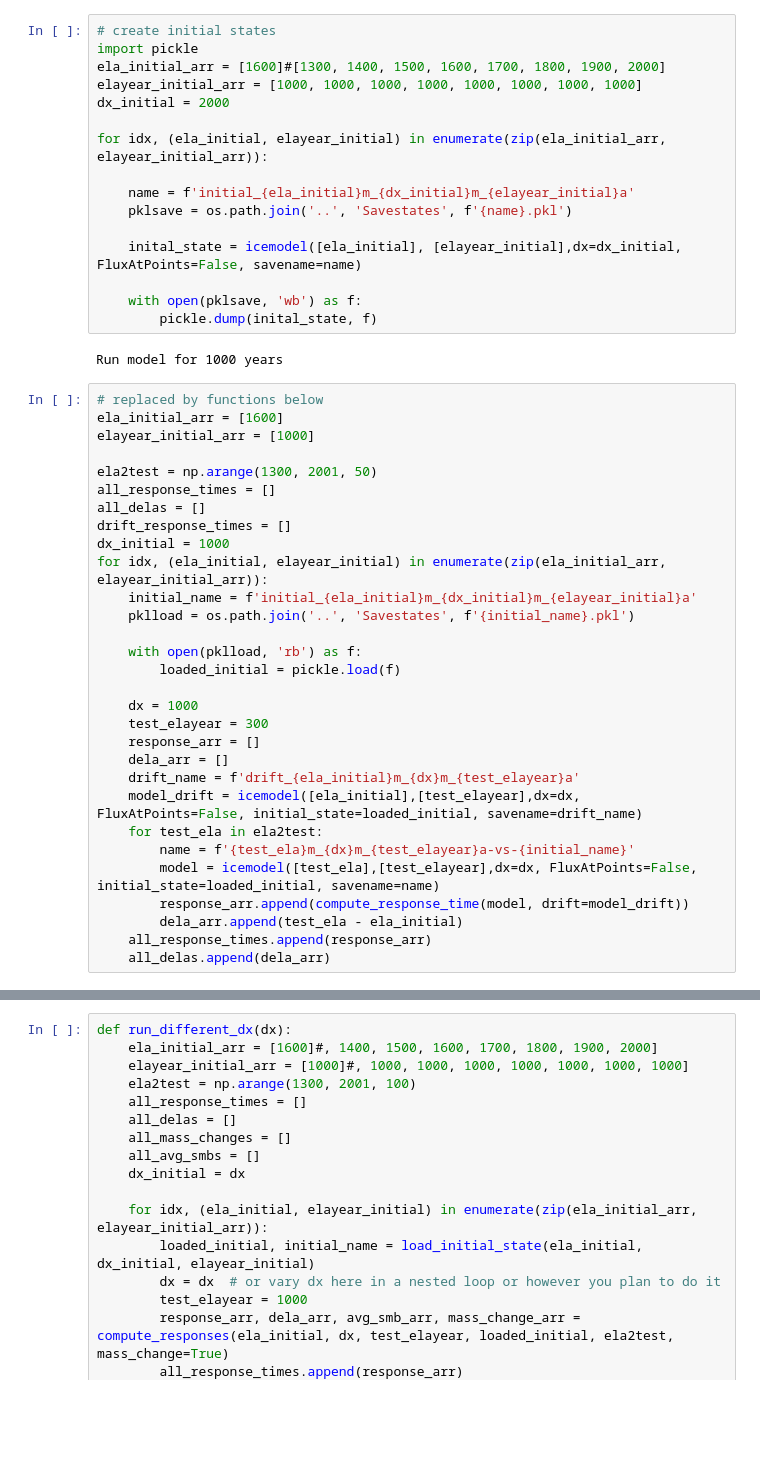
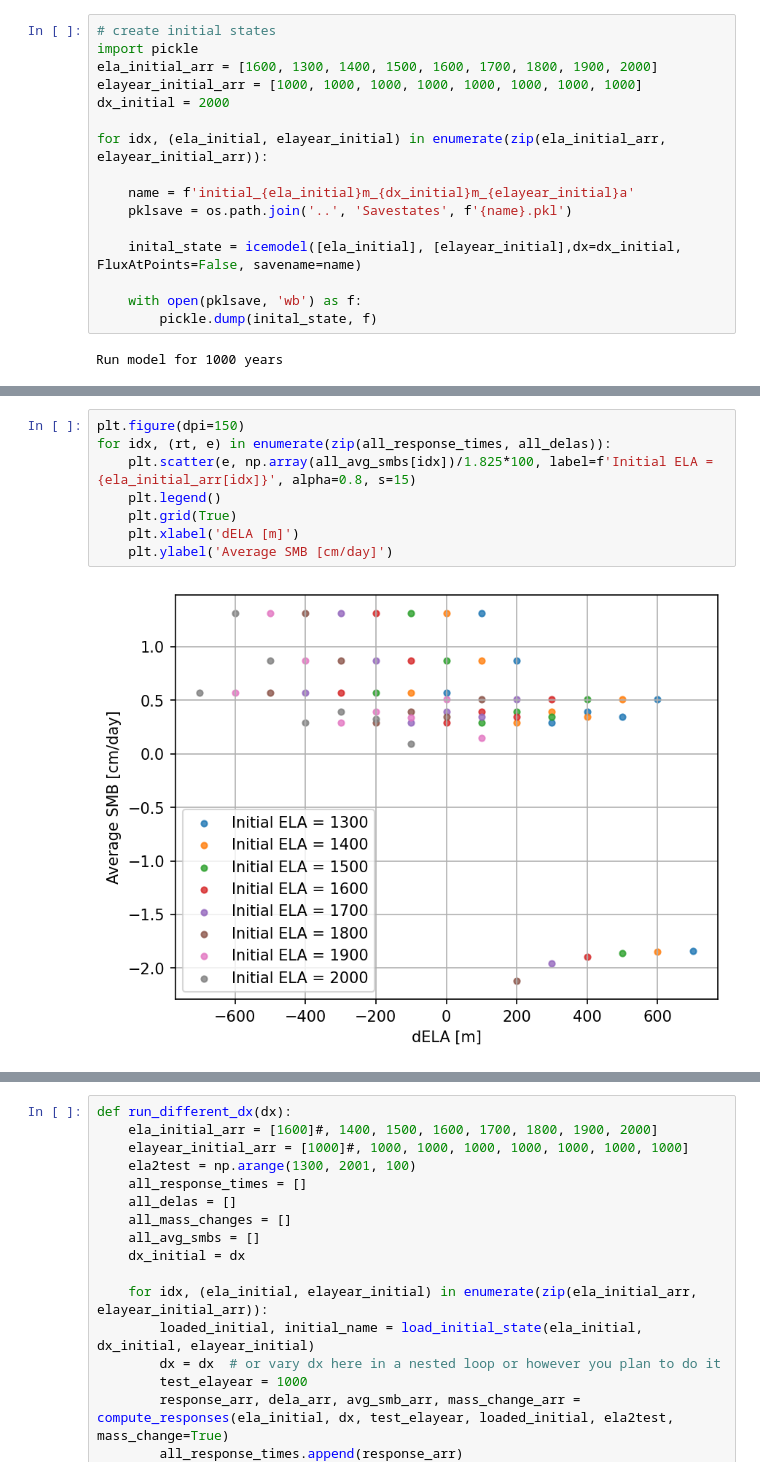
Before and after one commit to CLPHUU/IceAndClimate, a Jupyter notebook: Code/code_given_updated.ipynb, the cells around one changed output, grey strips where cells are left out. Drawn from its saved outputs; the diff is of its cells as text; blank space fills up the shorter version.

```diff
--- a/Code/code_given_updated.ipynb
+++ b/Code/code_given_updated.ipynb
@@ -600,7 +600,7 @@ def avg_smb(diction):
 # %%
 # create initial states
 import pickle
-ela_initial_arr = [1600]#[1300, 1400, 1500, 1600, 1700, 1800, 1900, 2000]
+ela_initial_arr = [1600, 1300, 1400, 1500, 1600, 1700, 1800, 1900, 2000]
 elayear_initial_arr = [1000, 1000, 1000, 1000, 1000, 1000, 1000, 1000]
 dx_initial = 2000
 
@@ -615,33 +615,3 @@ for idx, (ela_initial, elayear_initial) in enumerate(zip(ela_initial_arr, elayea
         pickle.dump(inital_state, f)
 # %% [output]
 Run model for 1000 years
-# %%
-# replaced by functions below
-ela_initial_arr = [1600]
-elayear_initial_arr = [1000]
-
-ela2test = np.arange(1300, 2001, 50)
-all_response_times = []
-all_delas = []
-drift_response_times = []
-dx_initial = 1000
-for idx, (ela_initial, elayear_initial) in enumerate(zip(ela_initial_arr, elayear_initial_arr)):
-    initial_name = f'initial_{ela_initial}m_{dx_initial}m_{elayear_initial}a'
-    pklload = os.path.join('..', 'Savestates', f'{initial_name}.pkl')
-
-    with open(pklload, 'rb') as f:
-        loaded_initial = pickle.load(f)
-
-    dx = 1000
-    test_elayear = 300
-    response_arr = []
-    dela_arr = []
-    drift_name = f'drift_{ela_initial}m_{dx}m_{test_elayear}a'
-    model_drift = icemodel([ela_initial],[test_elayear],dx=dx, FluxAtPoints=False, initial_state=loaded_initial, savename=drift_name)
-    for test_ela in ela2test:
-        name = f'{test_ela}m_{dx}m_{test_elayear}a-vs-{initial_name}'
-        model = icemodel([test_ela],[test_elayear],dx=dx, FluxAtPoints=False, initial_state=loaded_initial, savename=name)
-        response_arr.append(compute_response_time(model, drift=model_drift))
-        dela_arr.append(test_ela - ela_initial)
-    all_response_times.append(response_arr)
-    all_delas.append(dela_arr)
@@ -726,0 +696,10 @@ Run model for 1000 years
+# %%
+plt.figure(dpi=150)
+for idx, (rt, e) in enumerate(zip(all_response_times, all_delas)):
+    plt.scatter(e, np.array(all_avg_smbs[idx])/1.825*100, label=f'Initial ELA = {ela_initial_arr[idx]}', alpha=0.8, s=15)
+    plt.legend()
+    plt.grid(True)
+    plt.xlabel('dELA [m]')
+    plt.ylabel('Average SMB [cm/day]')
+# %% [output]
+[figure, added]
```
Also changed, not shown: parts of 17 cells of this notebook, 2 other files.
